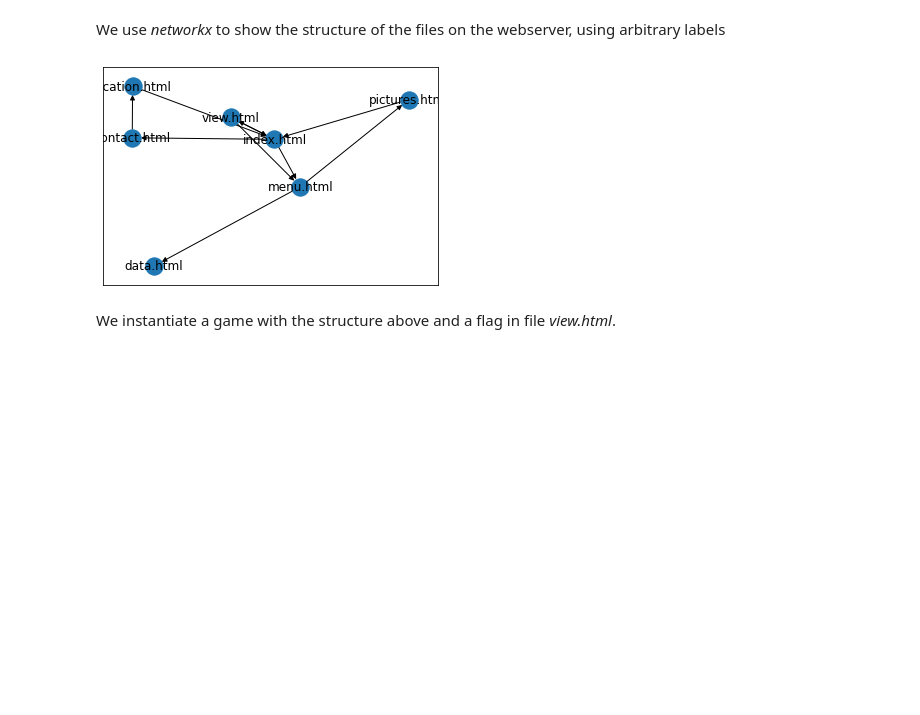
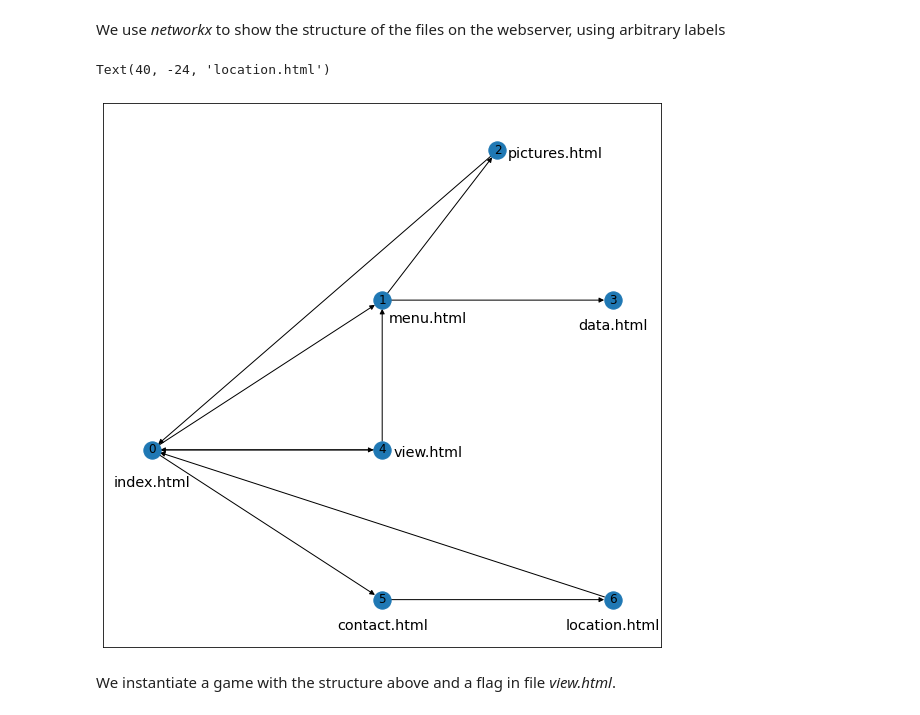
Before and after one commit to FMZennaro/gym-agentwebmodel, a Jupyter notebook: AWMLevel1-Example.ipynb, the cells around one changed output. Saved outputs shown, nothing was run; the diff lists cells and outputs as text; code cells hidden in the pictures; blank space fills up the shorter version.

Commit message:
Improved graph visualization

```diff
--- a/AWMLevel1-Example.ipynb
+++ b/AWMLevel1-Example.ipynb
@@ -25,12 +25,27 @@ A[5,6] = 1
 A[6,0] = 1
 # %% [markdown]
 We use *networkx* to show the structure of the files on the webserver, using arbitrary labels
-# %%
-G = nx.from_numpy_matrix(A,create_using=nx.DiGraph)
-labels = {0:'index.html',1:'menu.html',2:'pictures.html',3:'data.html',4:'view.html',5:'contact.html',6:'location.html'}
-nx.draw_networkx(G,labels=labels)
-# %% [output]
-[figure, removed]
+# %%
+import matplotlib.pyplot as plt
+plt.figure(figsize=(10,10))
+
+G = nx.from_numpy_matrix(A,create_using=nx.DiGraph)
+
+labels = {0:'index.html',1:'menu.html',2:'pictures.html',3:'data.html',4:'view.html',5:'contact.html',6:'location.html'}
+pos = {0: (0, 0), 1: (20, 20), 2: (30, 40), 3: (40, 20), 4: (20, 0), 5: (20, -20), 6: (40, -20)}
+
+nx.draw_networkx(G,pos=pos)
+
+plt.text(pos[0][0],pos[0][1]-5,s=labels[0],horizontalalignment='center',size='x-large')
+plt.text(pos[1][0]+4,pos[1][1]-3,s=labels[1],horizontalalignment='center',size='x-large')
+plt.text(pos[2][0]+5,pos[2][1]-1,s=labels[2],horizontalalignment='center',size='x-large')
+plt.text(pos[3][0],pos[3][1]-4,s=labels[3],horizontalalignment='center',size='x-large')
+plt.text(pos[4][0]+4,pos[4][1]-1,s=labels[4],horizontalalignment='center',size='x-large')
+plt.text(pos[5][0],pos[5][1]-4,s=labels[5],horizontalalignment='center',size='x-large')
+plt.text(pos[6][0],pos[6][1]-4,s=labels[6],horizontalalignment='center',size='x-large')
+# %% [output]
+Text(40, -24, 'location.html')
+[figure, added]
 # %% [markdown]
 We instantiate a game with the structure above and a flag in file *view.html*.
 # %%
```
